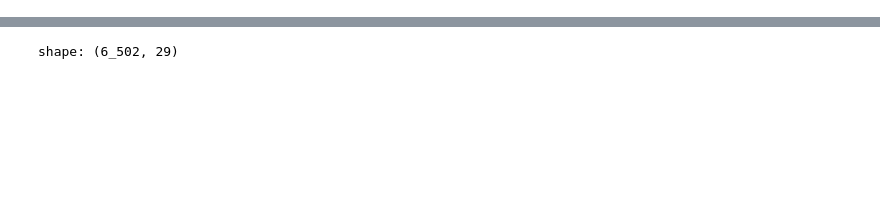
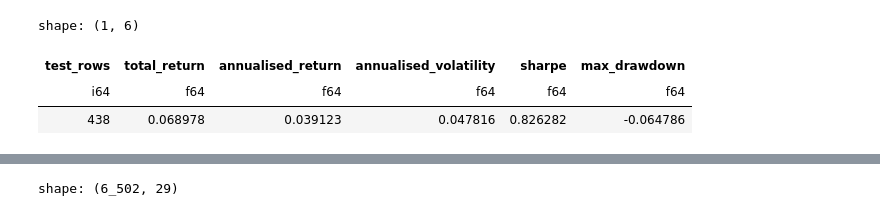
Before and after one commit to RobertHotchkiss/yet_another_machine_learning_repo, a Jupyter notebook: src/notebooks/multi_asset_trading.ipynb, the cells around one changed output, grey strips where cells are left out. Saved outputs shown, nothing was run; the diff lists cells and outputs as text; code cells hidden in the pictures; blank space fills up the shorter version.

Commit message:
test train split

```diff
--- a/src/notebooks/multi_asset_trading.ipynb
+++ b/src/notebooks/multi_asset_trading.ipynb
@@ -48,10 +547,14 @@ bar_dict = {x: read_data(x) for x in CCYS}
 # %%
-renamed_dict = {
-    ccy: bar_dict[ccy].select("timestamp",
-                              pl.col("open").alias(f"{ccy}_open"),
-                              pl.col("high").alias(f"{ccy}_high"),
-                              pl.col("low").alias(f"{ccy}_low"),
-                              pl.col("close").alias(f"{ccy}_close"))
-    for ccy in CCYS
-}
+## train model
+
+training_data = all.filter(pl.col("timestamp").is_between(training_start, training_end))
+models, test_results, strategy_metrics, model_features = (
+    train_and_evaluate_xgboost_strategy(training_data)
+)
+strategy_metrics
+# %% [output]
+shape: (1, 6)
+| test_rows | total_return | annualised_return | annualised_volatility | sharpe | max_drawdown |
+| i64 | f64 | f64 | f64 | f64 | f64 |
+| 438 | 0.068978 | 0.039123 | 0.047816 | 0.826282 | -0.064786 |
 # %%
```
Also changed, not shown: parts of 13 cells of this notebook.
